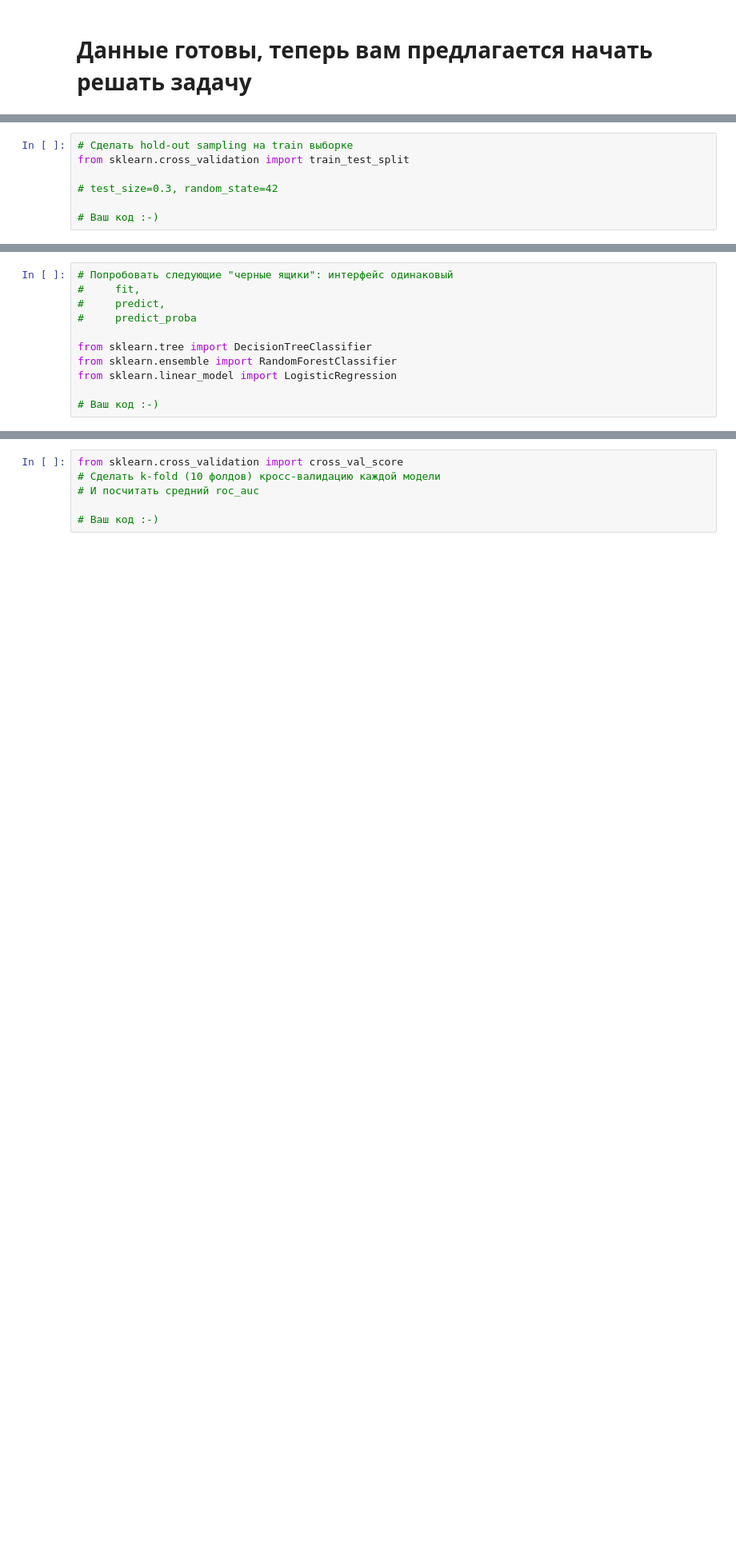
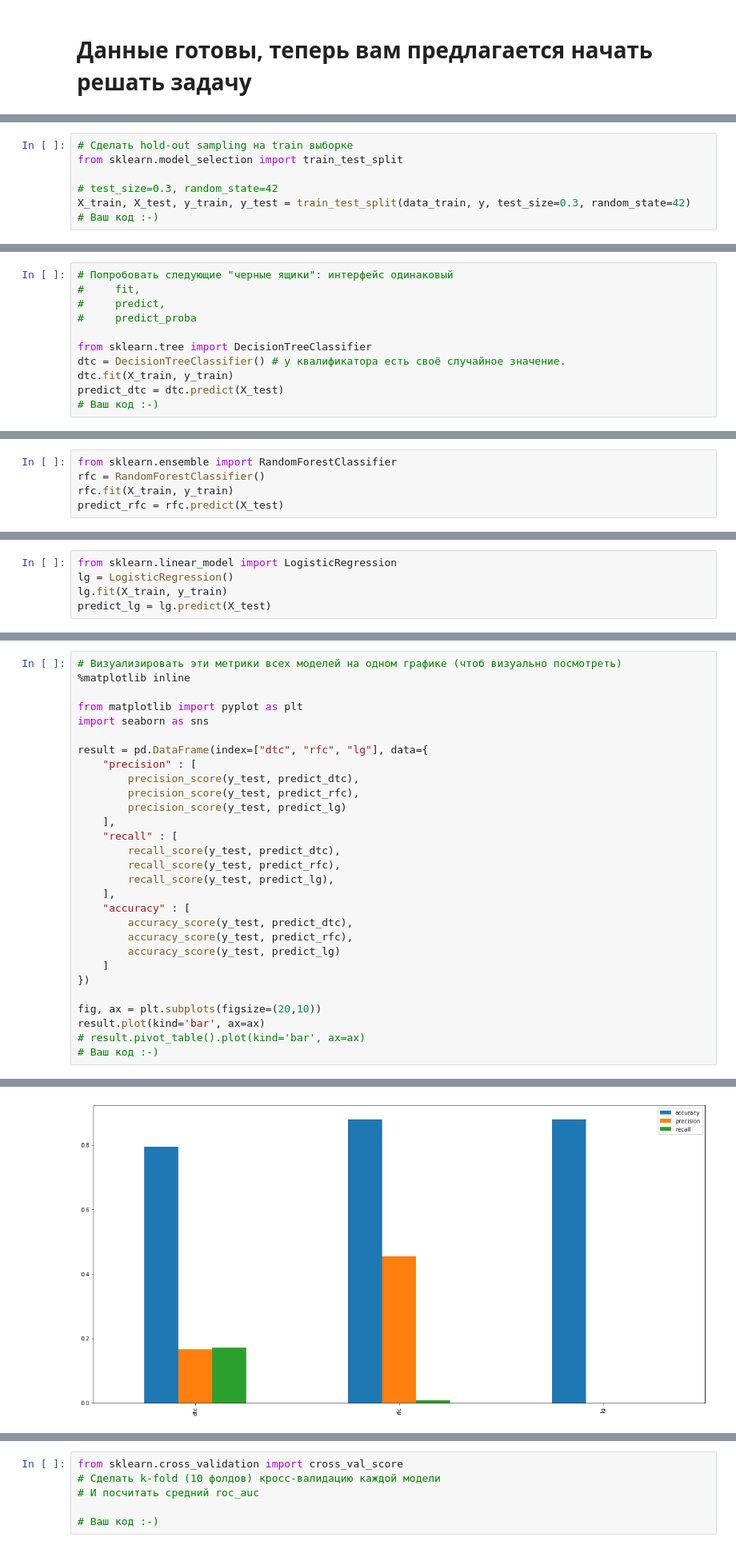
Before and after one commit to ProSerg/SkillFactory, a Jupyter notebook: ML/sfml/hw_02/02_hw_otp.ipynb, the cells around one changed output, grey strips where cells are left out. Shown at 80% size. Saved outputs shown, nothing was run; the diff lists cells and outputs as text; blank space fills up the shorter version.

```diff
--- a/ML/sfml/hw_02/02_hw_otp.ipynb
+++ b/ML/sfml/hw_02/02_hw_otp.ipynb
@@ -212,7 +237,7 @@ memory usage: 12.0+ MB
 # %%
 # Сделать hold-out sampling на train выборке
-from sklearn.cross_validation import train_test_split
+from sklearn.model_selection import train_test_split
 
 # test_size=0.3, random_state=42
-
+X_train, X_test, y_train, y_test = train_test_split(data_train, y, test_size=0.3, random_state=42)
 # Ваш код :-)
@@ -223,7 +254,7 @@ from sklearn.cross_validation import train_test_split
 #     predict_proba
 
 from sklearn.tree import DecisionTreeClassifier
-from sklearn.ensemble import RandomForestClassifier
-from sklearn.linear_model import LogisticRegression
-
+dtc = DecisionTreeClassifier() # у квалификатора есть своё случайное значение.
+dtc.fit(X_train, y_train)
+predict_dtc = dtc.predict(X_test)
 # Ваш код :-)
@@ -229,0 +271,5 @@ from sklearn.linear_model import LogisticRegression
+# %%
+from sklearn.ensemble import RandomForestClassifier
+rfc = RandomForestClassifier()
+rfc.fit(X_train, y_train)
+predict_rfc = rfc.predict(X_test)
@@ -229,0 +286,5 @@ from sklearn.linear_model import LogisticRegression
+# %%
+from sklearn.linear_model import LogisticRegression
+lg = LogisticRegression()
+lg.fit(X_train, y_train)
+predict_lg = lg.predict(X_test)
@@ -234 +305,31 @@ from sklearn.linear_model import LogisticRegression
 # Ваш код :-)
+# %%
+# Визуализировать эти метрики всех моделей на одном графике (чтоб визуально посмотреть)
+%matplotlib inline
+
+from matplotlib import pyplot as plt
+import seaborn as sns
+
+result = pd.DataFrame(index=["dtc", "rfc", "lg"], data={
+    "precision" : [
+        precision_score(y_test, predict_dtc),
+        precision_score(y_test, predict_rfc),
+        precision_score(y_test, predict_lg)
+    ],
+    "recall" : [
+        recall_score(y_test, predict_dtc),
+        recall_score(y_test, predict_rfc),
+        recall_score(y_test, predict_lg),
+    ],
+    "accuracy" : [
+        accuracy_score(y_test, predict_dtc),
+        accuracy_score(y_test, predict_rfc),
+        accuracy_score(y_test, predict_lg)
+    ]
+})
+
+fig, ax = plt.subplots(figsize=(20,10))
+result.plot(kind='bar', ax=ax)
+# result.pivot_table().plot(kind='bar', ax=ax)
+# Ваш код :-)
+# %% [output]
@@ -235 +337,2 @@ from sklearn.linear_model import LogisticRegression
+[figure, added]
 # %%
```
Also changed, not shown: parts of 24 cells of this notebook.
